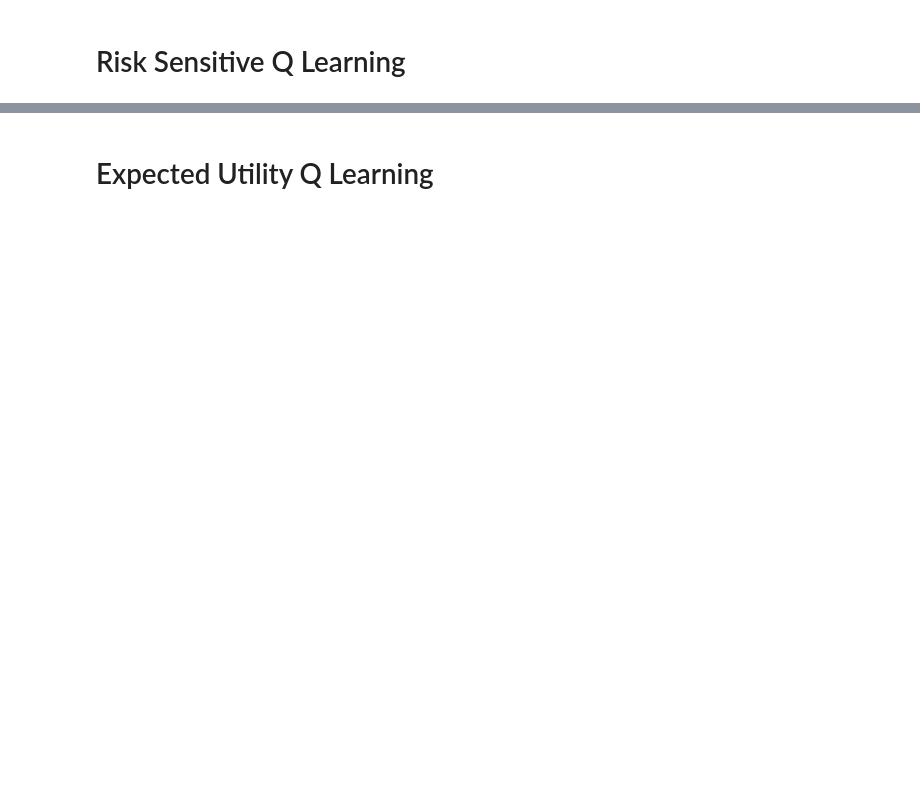
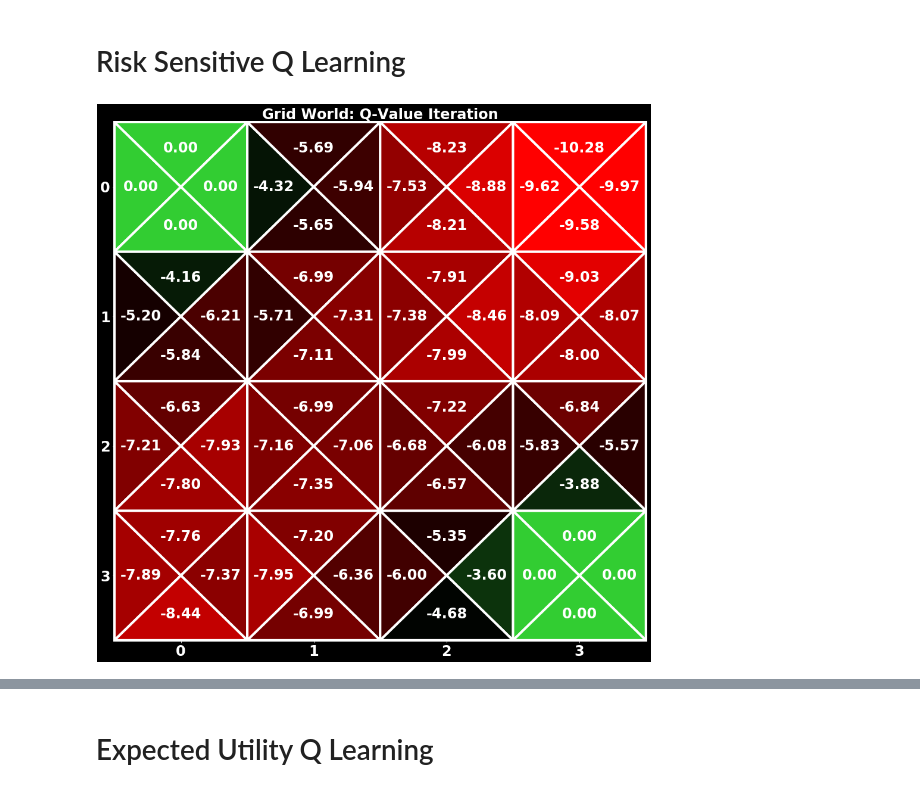
Before and after one commit to fiezt/Reinforcement-Learning, a Jupyter notebook: code/RL.ipynb, the cells around one changed output, grey strips where cells are left out. Saved outputs shown, nothing was run; the diff lists cells and outputs as text; code cells hidden in the pictures; blank space fills up the shorter version.

```diff
--- a/code/RL.ipynb
+++ b/code/RL.ipynb
@@ -129,0 +90,6 @@ np.vstack((pol1, pol2, pol3))[:,1:-1]
+# %%
+rl.q_value_iteration()
+display = grid_display(rl, title='Grid World: Q-Value Iteration')
+display.show_q_values()
+# %% [output]
+[figure, added]
```
Also changed, not shown: parts of 26 cells of this notebook, 3 other files.
